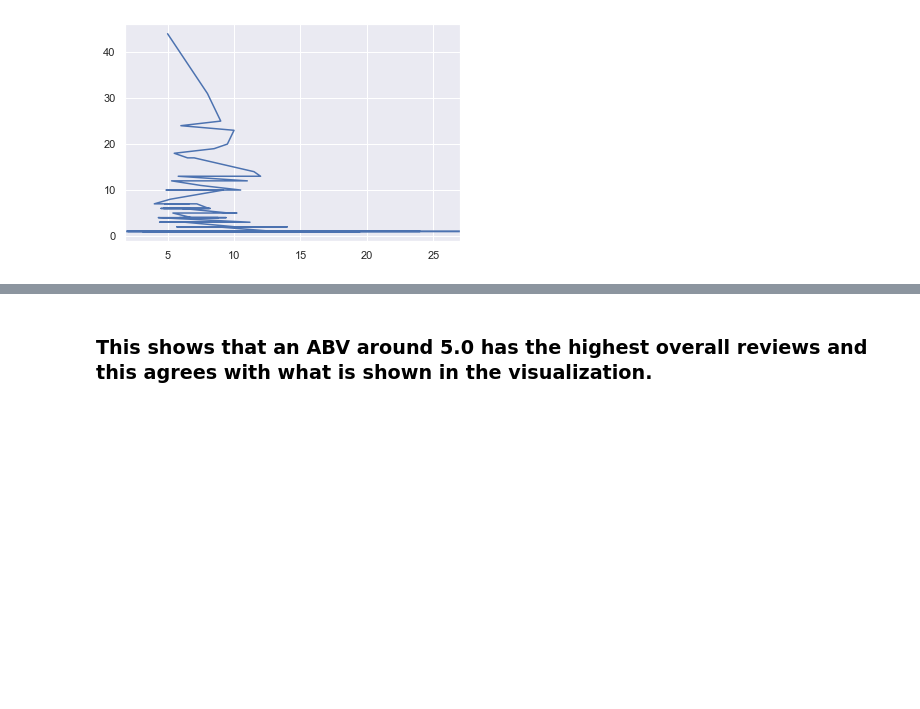
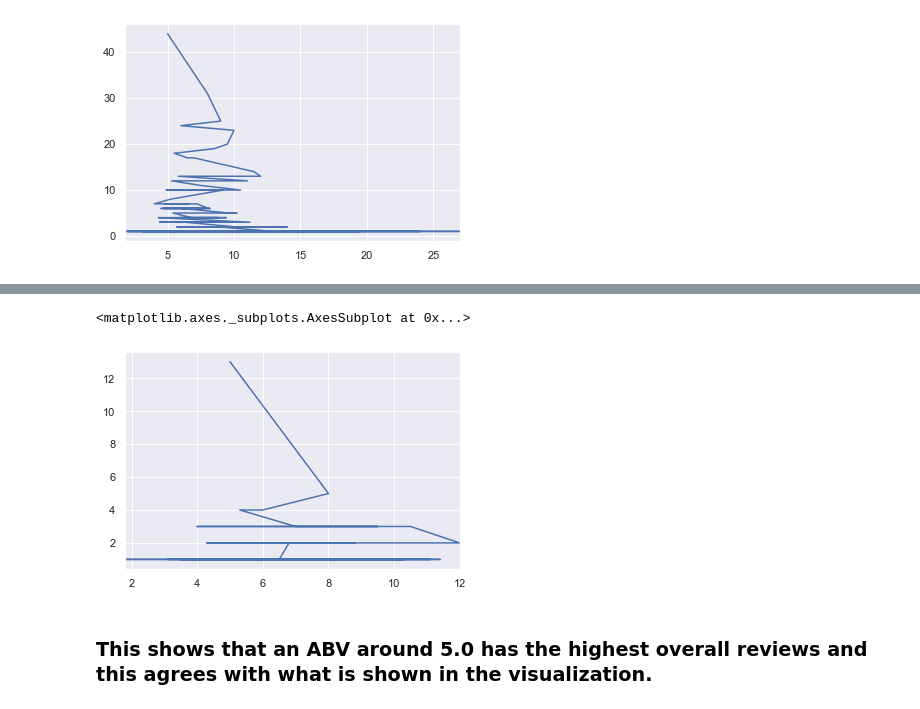
Before and after one commit to rose620/beer_analysis, a Jupyter notebook: Beer_Analysis.ipynb, the cells around one changed output, grey strips where cells are left out. Cells and saved outputs as stored; diff of their text form; code cells hidden in the pictures; blank space fills up the shorter version.

```diff
--- a/Beer_Analysis.ipynb
+++ b/Beer_Analysis.ipynb
@@ -524,3 +516,9 @@ Name: beer_ABV, dtype: int64
+# %%
+#take a look visually at the ABV with the highest counts
+list4.plot(kind='line')
+# %% [output]
+<matplotlib.axes._subplots.AxesSubplot at 0x...>
+[figure, added]
 # %% [markdown]
 ### This shows that an ABV around 5.0 has the highest overall reviews and this agrees with what is shown in the visualization.
 # %%
```
Also changed, not shown: parts of 9 cells of this notebook.
